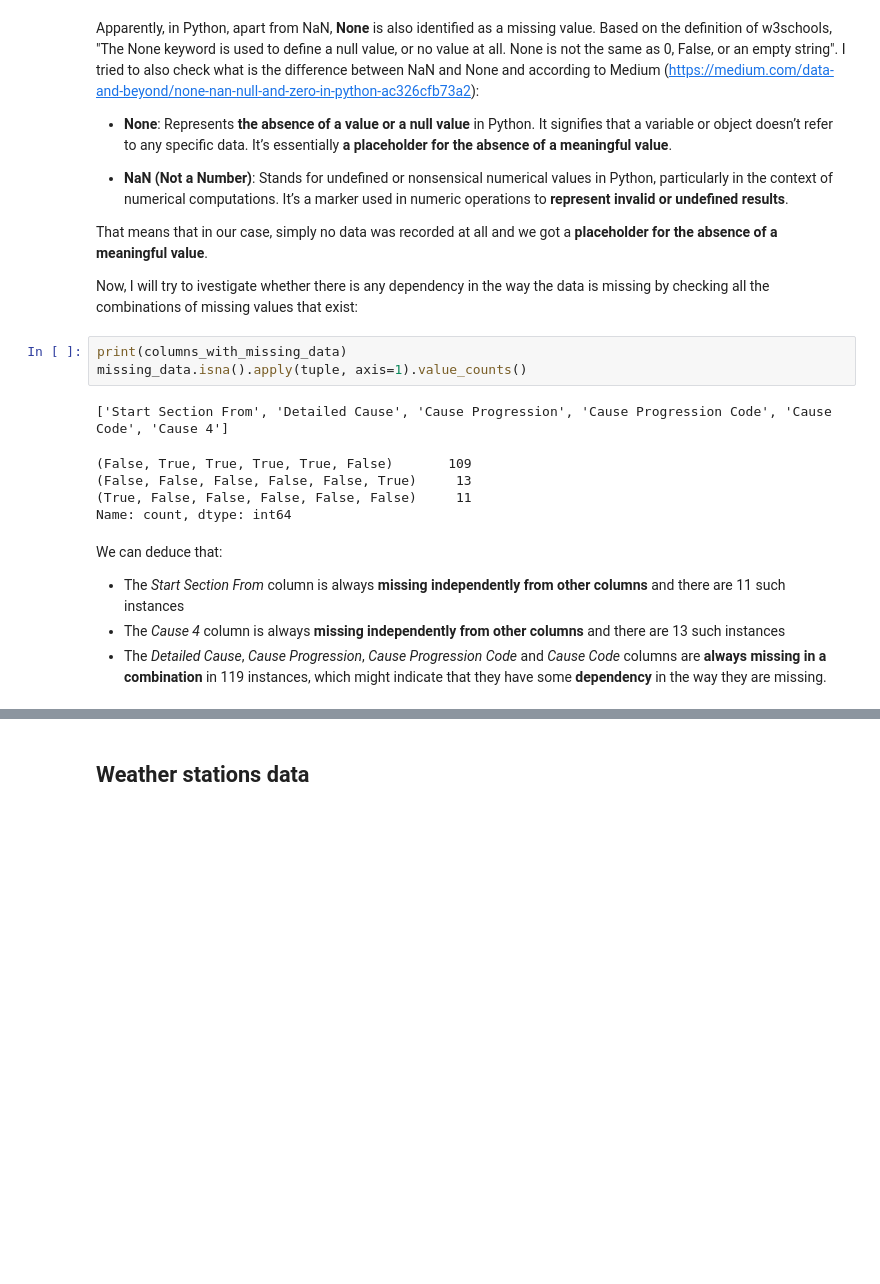
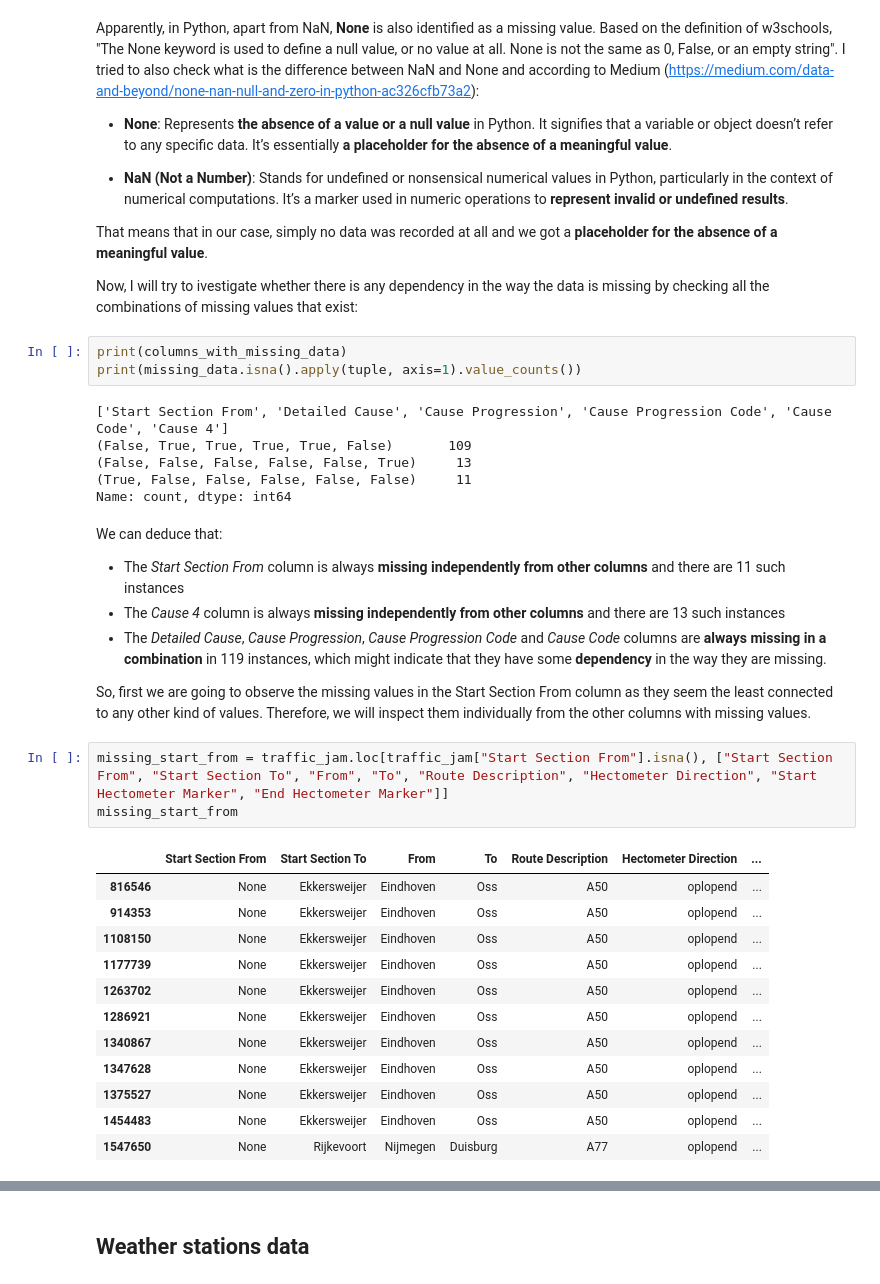
Before and after one commit to mhristev/TodayAI, a Jupyter notebook: eda_cleaning.ipynb, the cells around one changed output, grey strips where cells are left out. Cells and saved outputs as stored; diff of their text form; blank space fills up the shorter version.

```diff
--- a/eda_cleaning.ipynb
+++ b/eda_cleaning.ipynb
@@ -553,15 +562,33 @@ That means that in our case, simply no data was recorded at all and we got a **p
 Now, I will try to ivestigate whether there is any dependency in the way the data is missing by checking all the combinations of missing values that exist:
 # %%
 print(columns_with_missing_data)
-missing_data.isna().apply(tuple, axis=1).value_counts()
+print(missing_data.isna().apply(tuple, axis=1).value_counts())
 # %% [output]
 ['Start Section From', 'Detailed Cause', 'Cause Progression', 'Cause Progression Code', 'Cause Code', 'Cause 4']
+(False, True, True, True, True, False)       109
+(False, False, False, False, False, True)     13
+(True, False, False, False, False, False)     11
+Name: count, dtype: int64
-(False, True, True, True, True, False)       109
-(False, False, False, False, False, True)     13
-(True, False, False, False, False, False)     11
-Name: count, dtype: int64
 # %% [markdown]
 We can deduce that:
 * The *Start Section From* column is always **missing independently from other columns** and there are 11 such instances
 * The *Cause 4* column is always **missing independently from other columns** and there are 13 such instances
 * The *Detailed Cause*, *Cause Progression*, *Cause Progression Code* and *Cause Code* columns are **always missing in a combination** in 119 instances, which might indicate that they have some **dependency** in the way they are missing.
+
+So, first we are going to observe the missing values in the Start Section From column as they seem the least connected to any other kind of values. Therefore, we will inspect them individually from the other columns with missing values.
+# %%
+missing_start_from = traffic_jam.loc[traffic_jam["Start Section From"].isna(), ["Start Section From", "Start Section To", "From", "To", "Route Description", "Hectometer Direction", "Start Hectometer Marker", "End Hectometer Marker"]]
+missing_start_from
+# %% [output]
+|  | Start Section From | Start Section To | From | To | Route Description | Hectometer Direction | ... |
+| 816546 | None | Ekkersweijer | Eindhoven | Oss | A50 | oplopend | ... |
+| 914353 | None | Ekkersweijer | Eindhoven | Oss | A50 | oplopend | ... |
+| 1108150 | None | Ekkersweijer | Eindhoven | Oss | A50 | oplopend | ... |
+| 1177739 | None | Ekkersweijer | Eindhoven | Oss | A50 | oplopend | ... |
+| 1263702 | None | Ekkersweijer | Eindhoven | Oss | A50 | oplopend | ... |
+| 1286921 | None | Ekkersweijer | Eindhoven | Oss | A50 | oplopend | ... |
+| 1340867 | None | Ekkersweijer | Eindhoven | Oss | A50 | oplopend | ... |
+| 1347628 | None | Ekkersweijer | Eindhoven | Oss | A50 | oplopend | ... |
+| 1375527 | None | Ekkersweijer | Eindhoven | Oss | A50 | oplopend | ... |
+| 1454483 | None | Ekkersweijer | Eindhoven | Oss | A50 | oplopend | ... |
+| 1547650 | None | Rijkevoort | Nijmegen | Duisburg | A77 | oplopend | ... |
```
Also changed, not shown: parts of 23 cells of this notebook.
